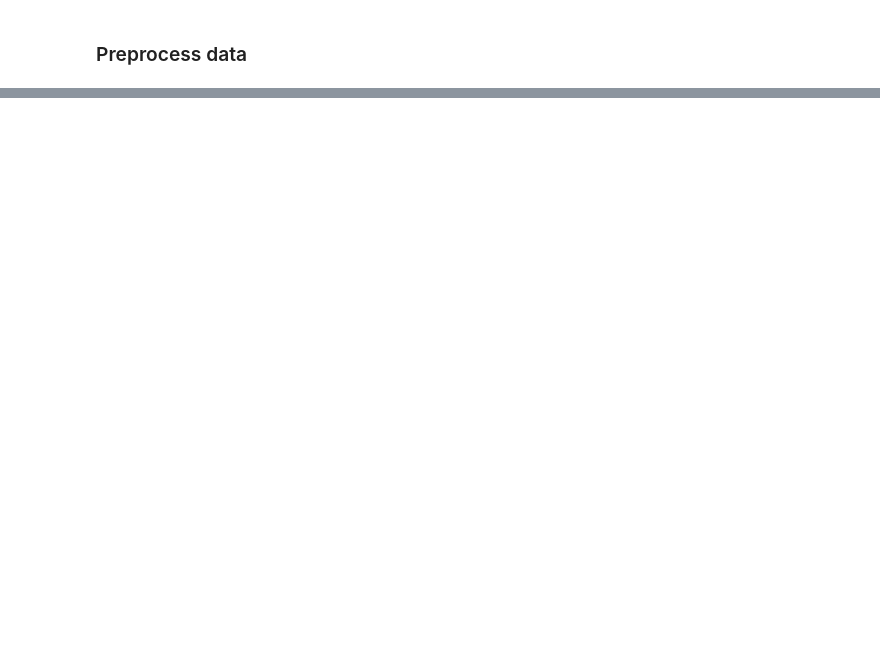
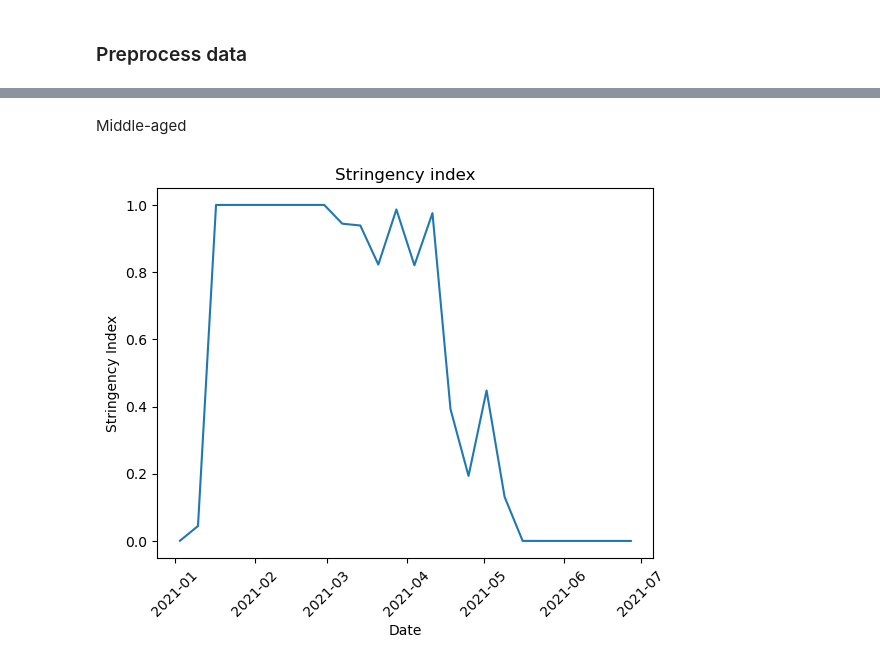
Before and after one commit to mpiotro4/PBAD, a Jupyter notebook: src/predictions_optimized/predictions_optimized_minMaxI.ipynb, the cells around one changed output, grey strips where cells are left out. Drawn from its saved outputs; the diff is of its cells as text; code cells hidden in the pictures; blank space fills up the shorter version.

```diff
--- a/src/predictions_optimized/predictions_optimized_minMaxI.ipynb
+++ b/src/predictions_optimized/predictions_optimized_minMaxI.ipynb
@@ -579,0 +76,6 @@ for i in range(0, 9):
+# %% [markdown]
+Middle-aged
+# %%
+plot_si(df_middle)
+# %% [output]
+[figure, added]
```
Also changed, not shown: parts of 72 cells of this notebook.
